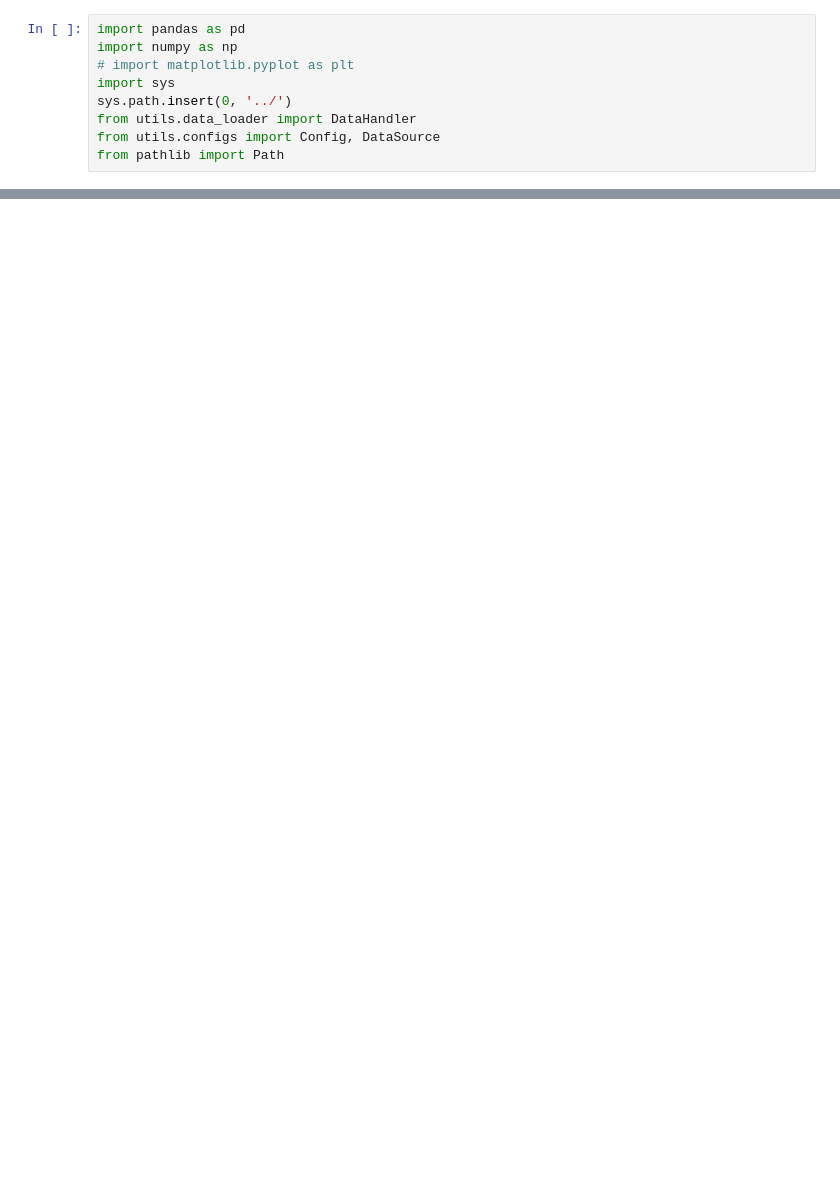
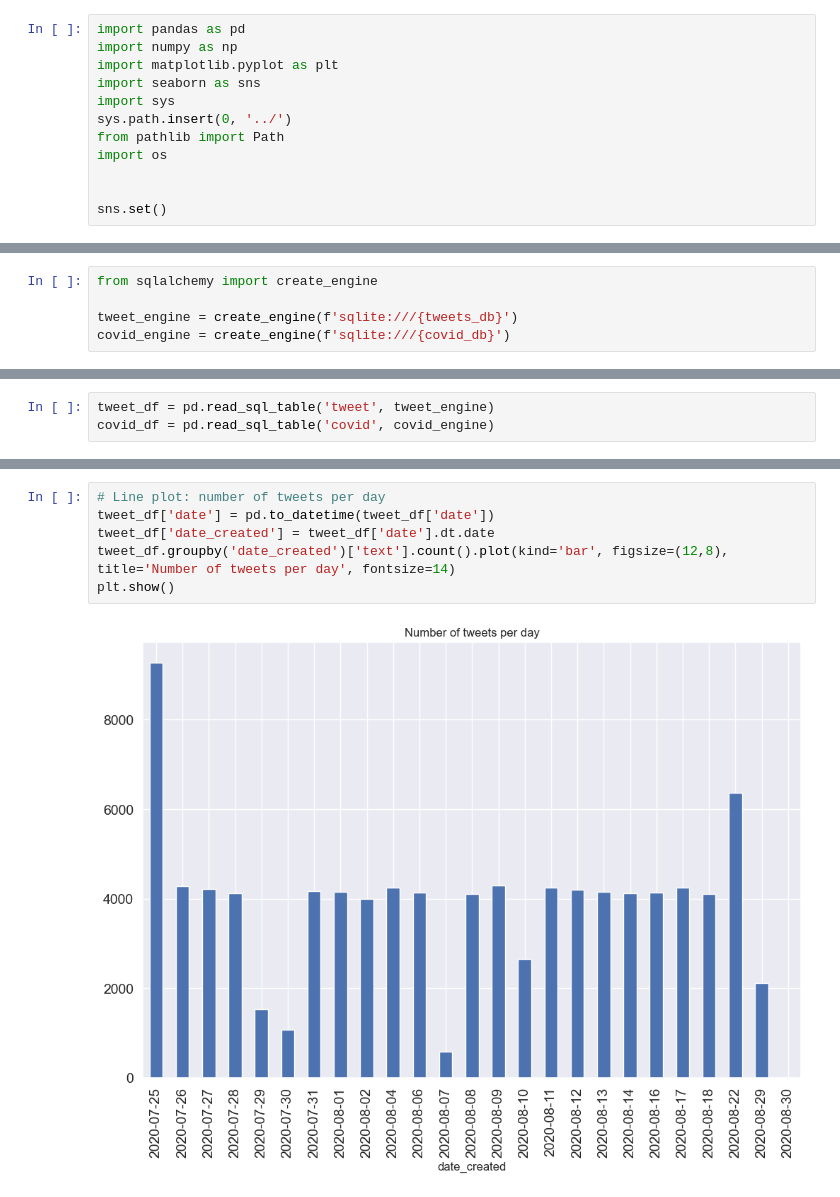
Before and after one commit to q-viper/MADE-WS23, a Jupyter notebook: project/notebooks/eda.ipynb, the cells around one changed output, grey strips where cells are left out. Drawn from its saved outputs; the diff is of its cells as text; blank space fills up the shorter version.

```diff
--- a/project/notebooks/eda.ipynb
+++ b/project/notebooks/eda.ipynb
@@ -1,9 +3,12 @@
 # %%
 import pandas as pd
 import numpy as np
-# import matplotlib.pyplot as plt
+import matplotlib.pyplot as plt
+import seaborn as sns
 import sys
 sys.path.insert(0, '../')
-from utils.data_loader import DataHandler
-from utils.configs import Config, DataSource
 from pathlib import Path
+import os
+
+
+sns.set()
@@ -73,0 +24,5 @@ Name: text, Length: 94458, dtype: object
+# %%
+from sqlalchemy import create_engine
+
+tweet_engine = create_engine(f'sqlite:///{tweets_db}')
+covid_engine = create_engine(f'sqlite:///{covid_db}')
@@ -73,0 +31,3 @@ Name: text, Length: 94458, dtype: object
+# %%
+tweet_df = pd.read_sql_table('tweet', tweet_engine)
+covid_df = pd.read_sql_table('covid', covid_engine)
@@ -73,0 +58,8 @@ Name: text, Length: 94458, dtype: object
+# %%
+# Line plot: number of tweets per day
+tweet_df['date'] = pd.to_datetime(tweet_df['date'])
+tweet_df['date_created'] = tweet_df['date'].dt.date
+tweet_df.groupby('date_created')['text'].count().plot(kind='bar', figsize=(12,8), title='Number of tweets per day', fontsize=14)
+plt.show()
+# %% [output]
+[figure, added]
```
Also changed, not shown: parts of 36 cells of this notebook, 1 other file.
